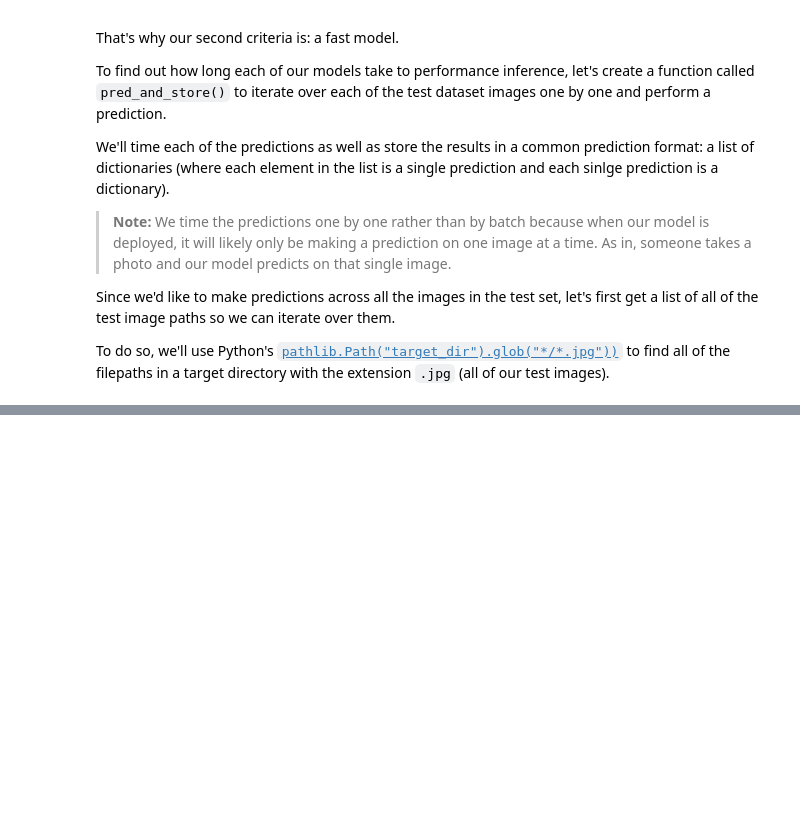
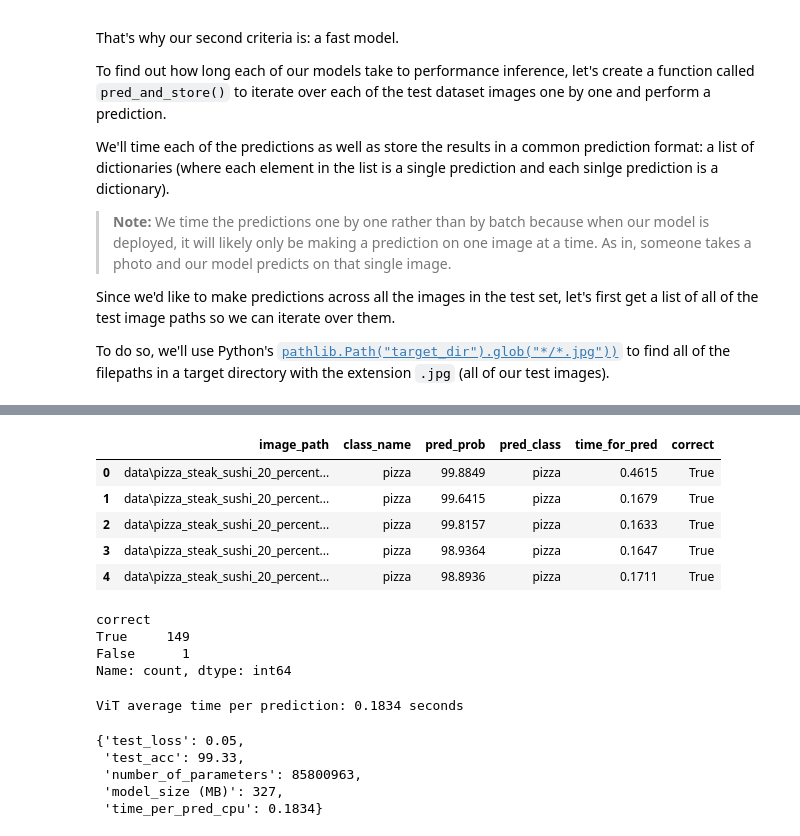
Before and after one commit to youssef-omarrr/Machine-and-deep-learning, a Jupyter notebook: PyTorch Course/Chapter 9/09_pytorch_model_deployment.ipynb, the cells around one changed output, grey strips where cells are left out. Saved outputs shown, nothing was run; the diff lists cells and outputs as text; code cells hidden in the pictures; blank space fills up the shorter version.

```diff
--- a/PyTorch Course/Chapter 9/09_pytorch_model_deployment.ipynb
+++ b/PyTorch Course/Chapter 9/09_pytorch_model_deployment.ipynb
@@ -752,0 +969,40 @@ To do so, we'll use Python's [`pathlib.Path("target_dir").glob("*/*.jpg"))`](htt
+# %%
+# Make list of prediction dictionaries with ViT feature extractor model on test images
+vit_test_pred_dicts = pred_and_store(paths=test_data_paths,
+                                    model=vit,
+                                    transform=vit_transforms,
+                                    class_names=class_names,
+                                    device="cpu")
+# %%
+vit_test_pred_df = pd.DataFrame(vit_test_pred_dicts)
+vit_test_pred_df.head()
+# %% [output]
+|  | image_path | class_name | pred_prob | pred_class | time_for_pred | correct |
+| 0 | data\pizza_steak_sushi_20_percent... | pizza | 99.8849 | pizza | 0.4615 | True |
+| 1 | data\pizza_steak_sushi_20_percent... | pizza | 99.6415 | pizza | 0.1679 | True |
+| 2 | data\pizza_steak_sushi_20_percent... | pizza | 99.8157 | pizza | 0.1633 | True |
+| 3 | data\pizza_steak_sushi_20_percent... | pizza | 98.9364 | pizza | 0.1647 | True |
+| 4 | data\pizza_steak_sushi_20_percent... | pizza | 98.8936 | pizza | 0.1711 | True |
+# %%
+vit_test_pred_df.correct.value_counts()
+# %% [output]
+correct
+True     149
+False      1
+Name: count, dtype: int64
+# %%
+# Calculate average time per prediction for ViT model
+vit_average_time_per_pred = round(vit_test_pred_df.time_for_pred.mean(), 4)
+print(f"ViT average time per prediction: {vit_average_time_per_pred} seconds")
+# %% [output]
+ViT average time per prediction: 0.1834 seconds
+# %%
+# Add average prediction time for ViT model on CPU
+vit_stats["time_per_pred_cpu"] = float(vit_average_time_per_pred)
+vit_stats
+# %% [output]
+{'test_loss': 0.05,
+ 'test_acc': 99.33,
+ 'number_of_parameters': 85800963,
+ 'model_size (MB)': 327,
+ 'time_per_pred_cpu': 0.1834}
```
Also changed, not shown: parts of 21 cells of this notebook, 2 other files.
